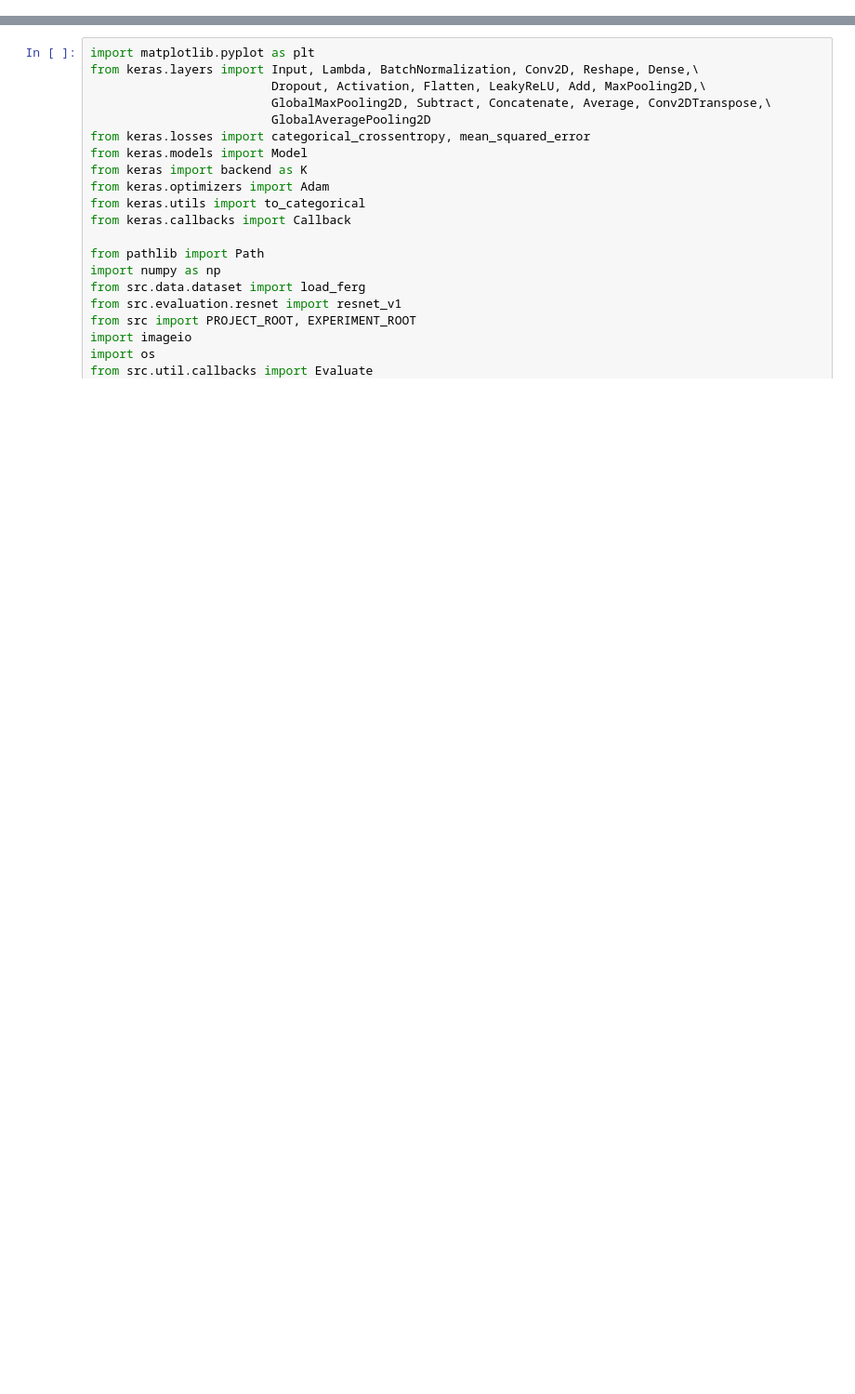
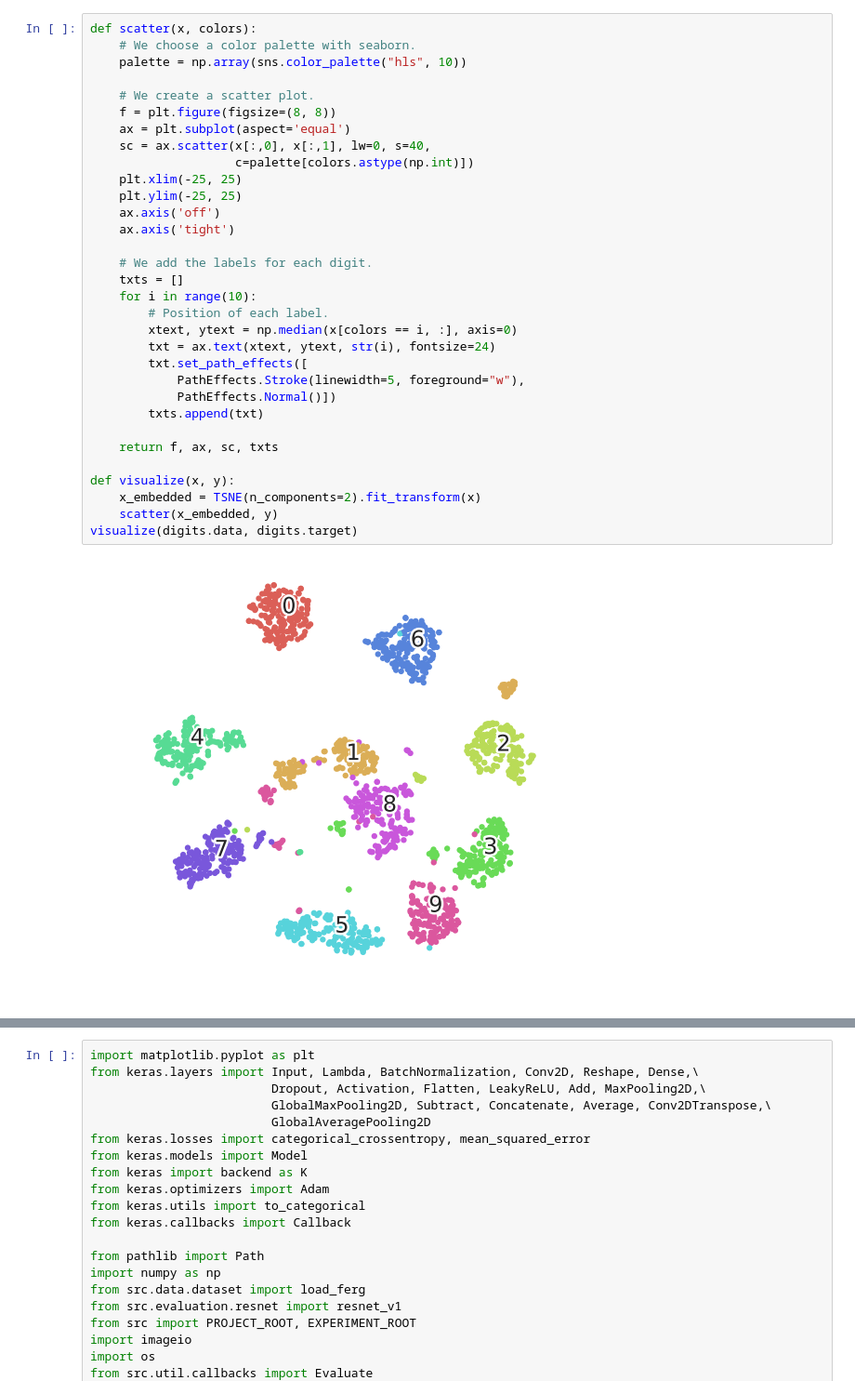
Before and after one commit to i-lovelife/pprli, a Jupyter notebook: notebooks/test.ipynb, the cells around one changed output, grey strips where cells are left out. Shown: that part at 93% size. Cells and saved outputs as stored; diff of their text form; blank space fills up the shorter version.

```diff
--- a/notebooks/test.ipynb
+++ b/notebooks/test.ipynb
@@ -45,0 +87,34 @@ print(b.a.x)
+# %%
+def scatter(x, colors):
+    # We choose a color palette with seaborn.
+    palette = np.array(sns.color_palette("hls", 10))
+
+    # We create a scatter plot.
+    f = plt.figure(figsize=(8, 8))
+    ax = plt.subplot(aspect='equal')
+    sc = ax.scatter(x[:,0], x[:,1], lw=0, s=40,
+                    c=palette[colors.astype(np.int)])
+    plt.xlim(-25, 25)
+    plt.ylim(-25, 25)
+    ax.axis('off')
+    ax.axis('tight')
+
+    # We add the labels for each digit.
+    txts = []
+    for i in range(10):
+        # Position of each label.
+        xtext, ytext = np.median(x[colors == i, :], axis=0)
+        txt = ax.text(xtext, ytext, str(i), fontsize=24)
+        txt.set_path_effects([
+            PathEffects.Stroke(linewidth=5, foreground="w"),
+            PathEffects.Normal()])
+        txts.append(txt)
+
+    return f, ax, sc, txts
+
+def visualize(x, y):
+    x_embedded = TSNE(n_components=2).fit_transform(x)
+    scatter(x_embedded, y)
+visualize(digits.data, digits.target)
+# %% [output]
+[figure, added]
```
Also changed, not shown: parts of 5 cells of this notebook, 8 other files.
